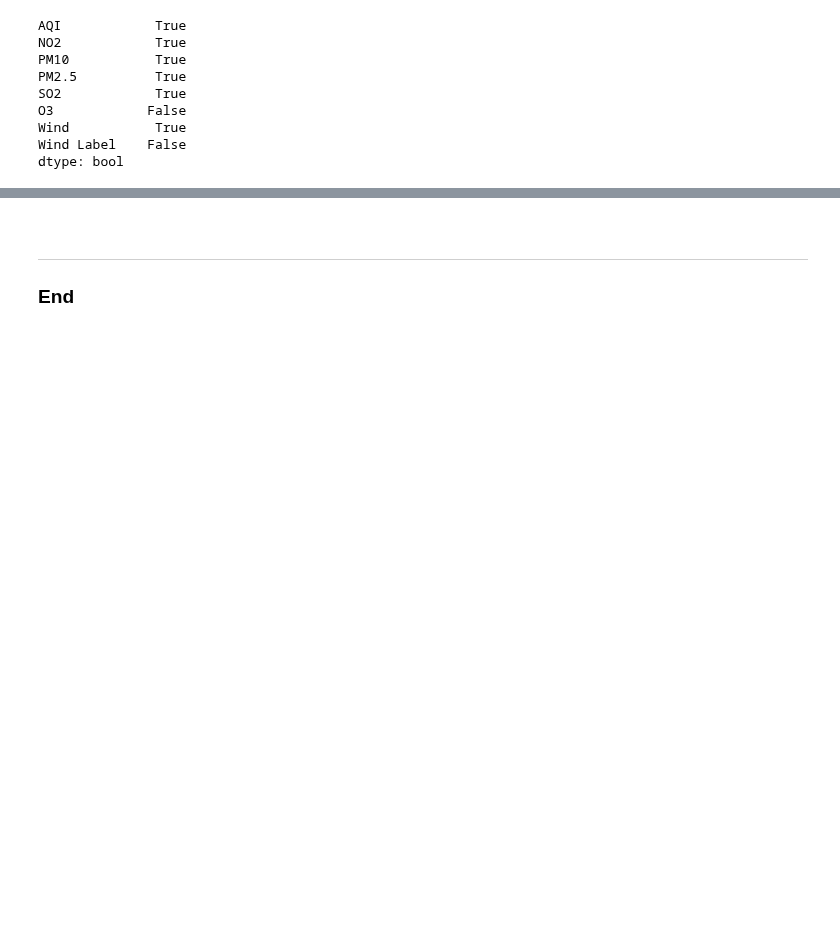
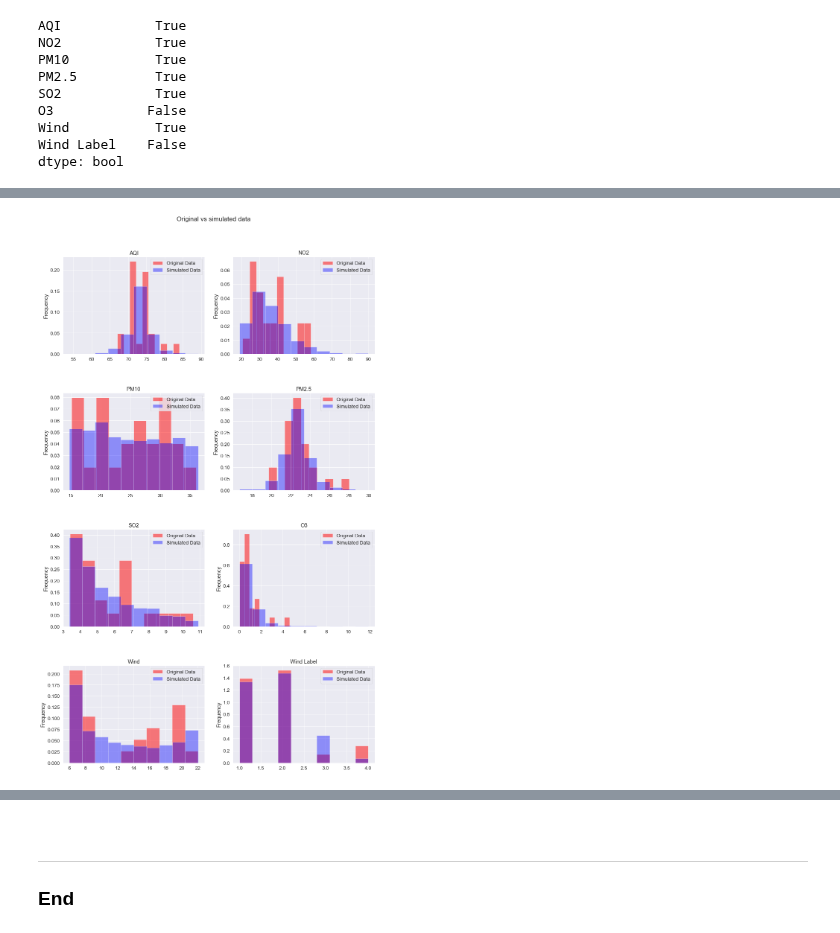
Before and after one commit to olgarozhdestvina/Air-Pollution-in-Dublin, a Jupyter notebook: Dublin_Air_Pollution.ipynb, the cells around one changed output, grey strips where cells are left out. Drawn from its saved outputs; the diff is of its cells as text; code cells hidden in the pictures; blank space fills up the shorter version.

```diff
--- a/Dublin_Air_Pollution.ipynb
+++ b/Dublin_Air_Pollution.ipynb
@@ -1011,0 +1036,39 @@ dtype: bool
+# %%
+# Create a figure and a set of subplots 4x2 and change plot size.
+fig, [[ax1, ax2],[ax3,ax4],[ax5,ax6], [ax7, ax8]] = plt.subplots(4,2, figsize=(15,25))
+
+# Set a title.
+fig.suptitle("Original vs simulated data", y=0.94)
+
+# Adjust subplots so the title don't overlap.
+plt.subplots_adjust(hspace=0.4)
+
+def original_data(data,ax):
+    ''' Function for plotting original data'''
+    # Build a plot.
+    df[data].plot(kind='hist', density=True, title=data, alpha=0.5, label='Original Data', color="Red", legend=True, ax=ax)
+
+def simulated_data(data,ax):
+    ''' Function for plotting simulated data'''
+    # Build a plot.
+    df_s[data].plot(kind='hist', title=data, density=True, alpha=0.4, label='Simulated Data', color="Blue", legend=True, ax=ax)
+
+def compare_plots(data,ax):
+    ''' Calling original and simulated data plotting'''
+    original_data(data,ax)
+    simulated_data(data,ax)
+
+# Plot the data.
+compare_plots("AQI",ax1)
+compare_plots('NO2',ax2)
+compare_plots('PM10',ax3)
+compare_plots('PM2.5',ax4)
+compare_plots('SO2',ax5)
+compare_plots('O3',ax6)
+compare_plots("Wind",ax7)
+compare_plots("Wind Label",ax8)
+
+# Show the plots.
+plt.show()
+# %% [output]
+[figure, added]
```
Also changed, not shown: parts of 19 cells of this notebook.
